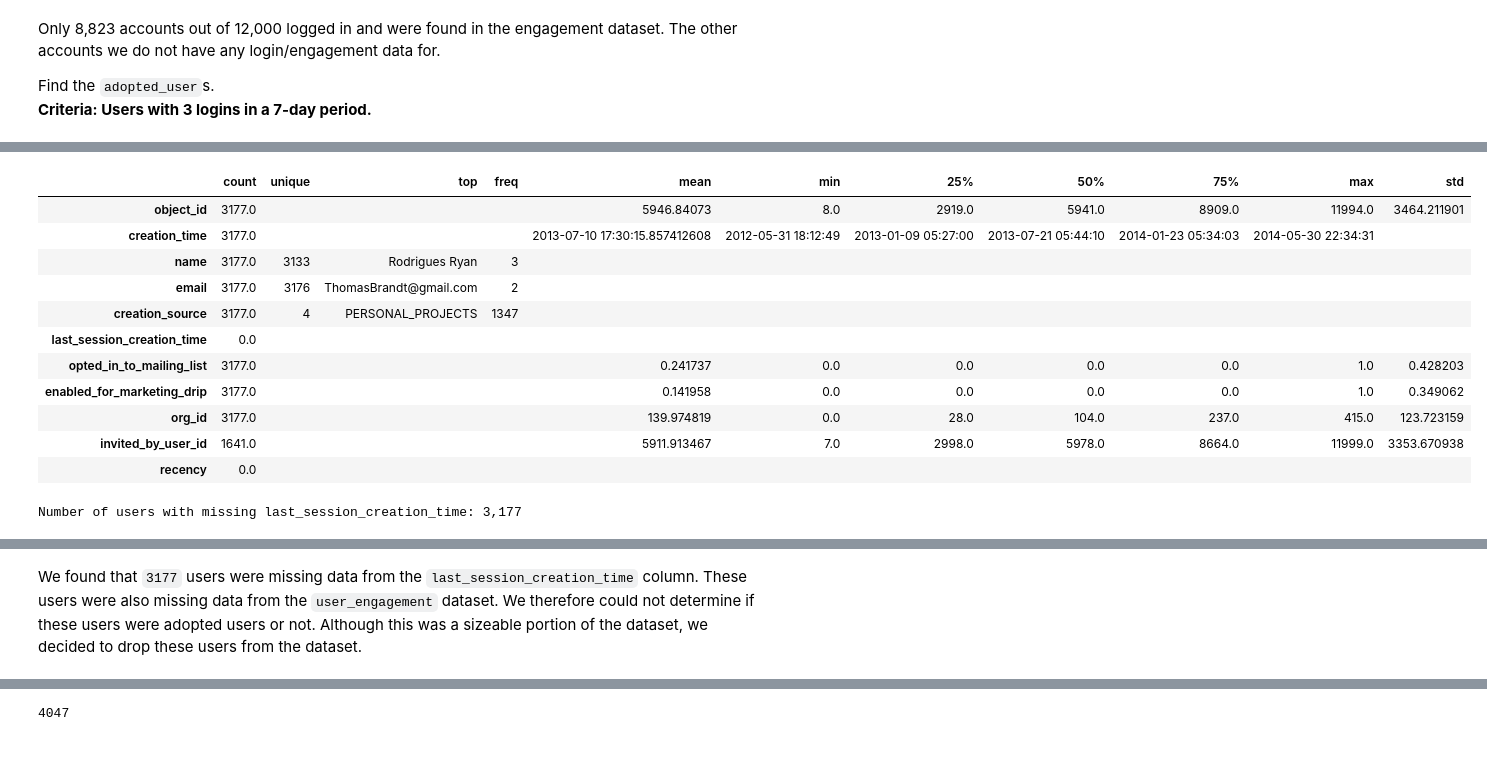
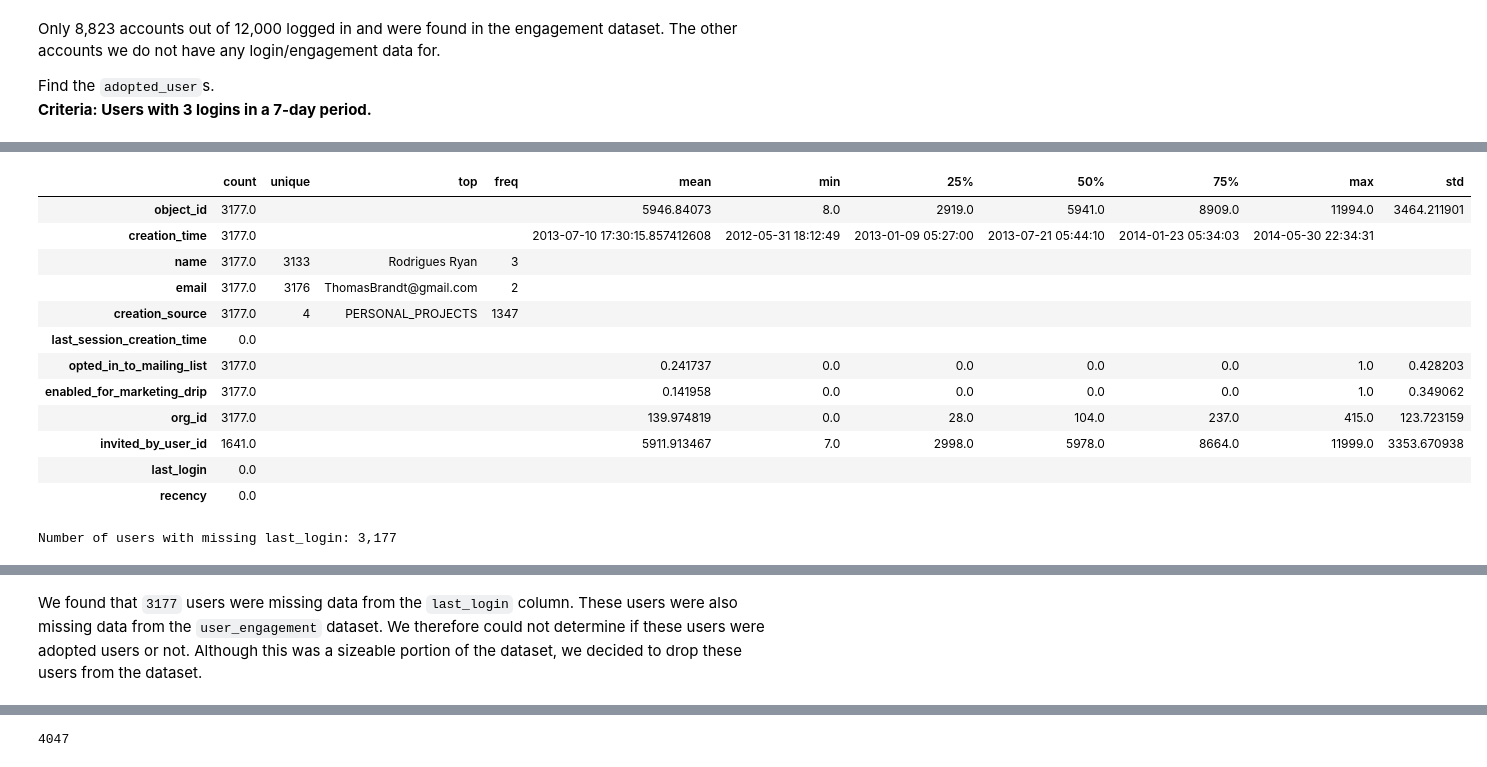
Before and after one commit to jonnross88/ultimate_project_3, a Jupyter notebook: relax.ipynb, the cells around one changed output, grey strips where cells are left out. Saved outputs shown, nothing was run; the diff lists cells and outputs as text; code cells hidden in the pictures.

```diff
--- a/relax.ipynb
+++ b/relax.ipynb
@@ -54,7 +50,6 @@ Extracted data\relax_challenge.zip to data\relax_challenge
 # %%
 user_engagement_path = (
-    "./data/relax_challenge/relax_challenge/takehome_user_engagement.csv"
-)
+    "./data/relax_challenge/relax_challenge/takehome_user_engagement.csv")
 
 users_path = "data/relax_challenge/relax_challenge/takehome_users.csv"
 
@@ -69,7 +64,5 @@ users_engagement_df.drop(columns="visited", inplace=True)
 users_engagement_df["time_stamp"] = pd.to_datetime(
     users_engagement_df["time_stamp"])
 # # Convert user_id to string
-# users_engagement_df['user_id'] = users_engagement_df['user_id'].astype(
-#     'string').str.zfill(5)
 # %% [output]
 |  | time_stamp | user_id | visited |
@@ -350,16 +388,15 @@ Statistics of the users dataframe
 # %%
-users_df["last_session_creation_time"] = pd.to_datetime(
-    users_df["last_session_creation_time"], unit="s")
+users_df["last_login"] = pd.to_datetime(users_df["last_session_creation_time"],
+                                        unit="s")
 users_df["creation_time"] = pd.to_datetime(users_df["creation_time"])
 display(users_df.sample(3))
 # describe the 2 time columns
-users_df[["creation_time",
-          "last_session_creation_time"]].describe(include="all").T.fillna("")
+display(users_df[["creation_time",
+                  "last_login"]].describe(include="all").fillna(""))
 
 # Calculate the recency of the user's last session
-users_df["recency"] = (max_timestamp -
-                       users_df["last_session_creation_time"]).dt.days
+users_df["recency"] = (max_timestamp - users_df["last_login"]).dt.days
 # Describe the recency column
-users_df.recency.describe()
+users_df.recency.describe().round()
 # %% [output]
 |  | object_id | creation_time | name | email | creation_source | last_session_creation_time | ... |
@@ -385,28 +439,27 @@ users_df["recency"].hvplot.hist(title="Recency of Last Session",
 # %% [output]
 [interactive output not drawn]
 # %%
-# examine the missing values for the last_session_creation_time
-display(users_df[users_df["last_session_creation_time"].isna()].describe(
+# examine the missing values for the last_login
+display(users_df[users_df["last_login"].isna()].describe(
     include="all").T.fillna(""))
 # see if the object_id of the null dataframe is in the engagement data as the user_id
-null_df = users_df[users_df["last_session_creation_time"].isna()]
+null_df = users_df[users_df["last_login"].isna()]
 null_df["object_id"].isin(users_engagement_df["user_id"]).sum()
-print(
-    f"Number of users with missing last_session_creation_time: {len(null_df):,}"
-)
+print(f"Number of users with missing last_login: {len(null_df):,}")
 # %% [output]
 |  | count | unique | top | freq | mean | min | 25% | 50% | 75% | max | std |
 | object_id | 3177.0 |  |  |  | 5946.84073 | 8.0 | 2919.0 | 5941.0 | 8909.0 | 11994.0 | 3464.211901 |
 | creation_time | 3177.0 |  |  |  | 2013-07-10 17:30:15.857412608 | 2012-05-31 18:12:49 | 2013-01-09 05:27:00 | 2013-07-21 05:44:10 | 2014-01-23 05:34:03 | 2014-05-30 22:34:31 |  |
 | name | 3177.0 | 3133 | Rodrigues Ryan | 3 |  |  |  |  |  |  |  |
 | email | 3177.0 | 3176 | ThomasBrandt@gmail.com | 2 |  |  |  |  |  |  |  |
 | creation_source | 3177.0 | 4 | PERSONAL_PROJECTS | 1347 |  |  |  |  |  |  |  |
 | last_session_creation_time | 0.0 |  |  |  |  |  |  |  |  |  |  |
 | opted_in_to_mailing_list | 3177.0 |  |  |  | 0.241737 | 0.0 | 0.0 | 0.0 | 0.0 | 1.0 | 0.428203 |
 | enabled_for_marketing_drip | 3177.0 |  |  |  | 0.141958 | 0.0 | 0.0 | 0.0 | 0.0 | 1.0 | 0.349062 |
 | org_id | 3177.0 |  |  |  | 139.974819 | 0.0 | 28.0 | 104.0 | 237.0 | 415.0 | 123.723159 |
 | invited_by_user_id | 1641.0 |  |  |  | 5911.913467 | 7.0 | 2998.0 | 5978.0 | 8664.0 | 11999.0 | 3353.670938 |
+| last_login | 0.0 |  |  |  |  |  |  |  |  |  |  |
 | recency | 0.0 |  |  |  |  |  |  |  |  |  |  |
-Number of users with missing last_session_creation_time: 3,177
+Number of users with missing last_login: 3,177
 # %%
 # Missing value data for org_id
@@ -417,6 +471,6 @@ users_df.loc[users_df["last_session_creation_time"].isna(
 # %% [output]
 [interactive output not drawn]
 # %% [markdown]
-We found that `3177` users were missing data from the `last_session_creation_time` column. These users were also missing data from the `user_engagement` dataset. We therefore could not determine if these users were adopted users or not. Although this was a sizeable portion of the dataset, we decided to drop these users from the dataset.
+We found that `3177` users were missing data from the `last_login` column. These users were also missing data from the `user_engagement` dataset. We therefore could not determine if these users were adopted users or not. Although this was a sizeable portion of the dataset, we decided to drop these users from the dataset.
 # %%
 # non null data
```
Also changed, not shown: parts of 96 cells of this notebook, 7 other files.
